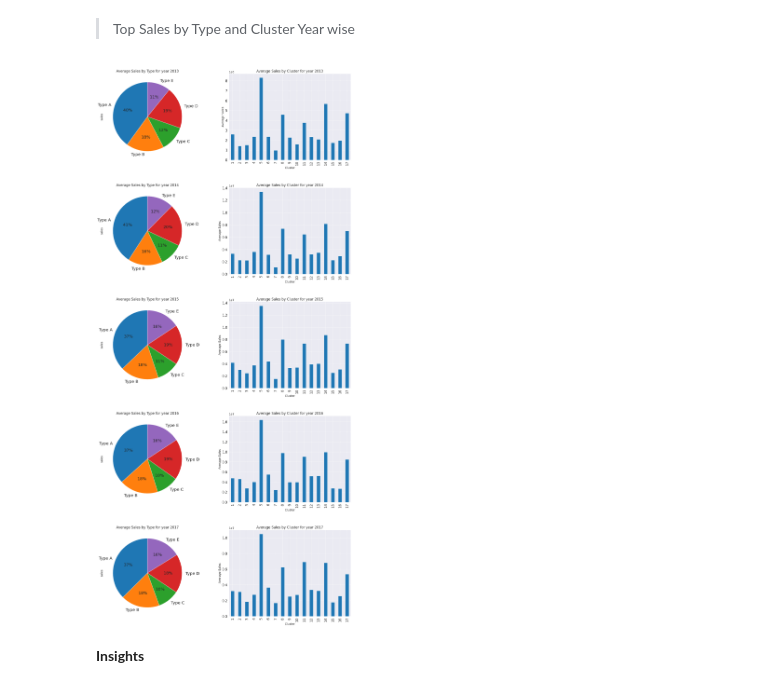
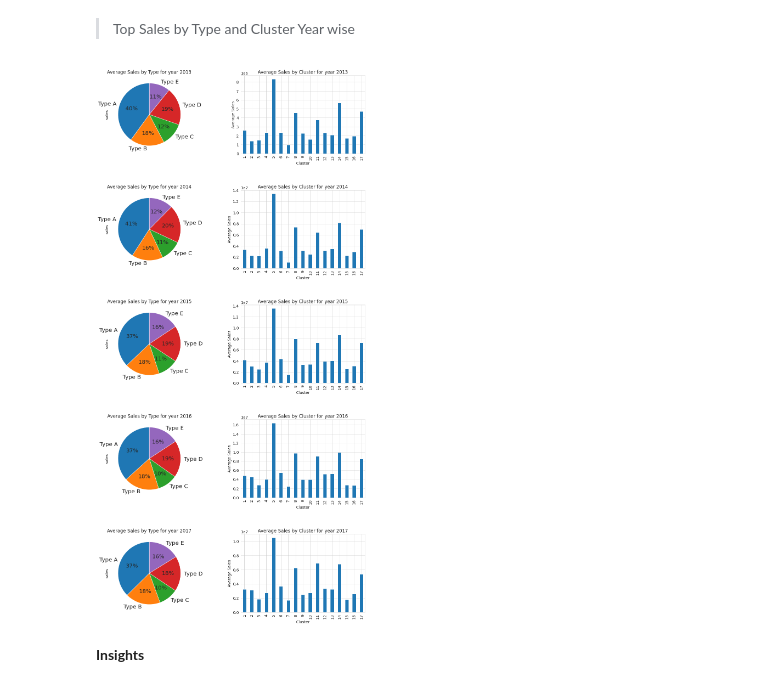
Before and after one commit to vasanthsai26/Corp-favorita-store-sales-Time-Series-Forecasting, a Jupyter notebook: corporacion_favorita_store_sales.ipynb, the cells around one changed output. Cells and saved outputs as stored; diff of their text form; code cells hidden in the pictures.

```diff
--- a/corporacion_favorita_store_sales.ipynb
+++ b/corporacion_favorita_store_sales.ipynb
@@ -656,6 +651,7 @@ sales_by_city_sum  = sales_by_city.sort_values( by='sum', ascending=False )
 
 color1 = "tab:red"
 color2 = "tab:blue"
+figsize=(20,6)
 fig, ax1 = plt.subplots(figsize=figsize)
 sales_by_city_sum.plot(kind="bar",y='sum',
                        figsize=figsize,
@@ -671,10 +667,10 @@ sales_by_city_sum.plot(kind="bar",
                        ax=ax2,color=color2,
                        align='edge', width=0.3,  legend=False)
 
-ax1.set_ylabel('Average Total Sales by City', color=color1, fontsize=16)
-ax1.tick_params(axis='y', labelcolor=color1)
-ax2.set_ylabel('Average Sales by Store by City', color=color2, fontsize=16)
-ax2.tick_params(axis='y', labelcolor=color2)
+ax1.set_ylabel('Average Total Sales by City', fontsize=16)
+ax2.set_ylabel('Average Sales by Store by City', fontsize=16)
+ax1.set_xlabel('City', fontsize=16)
+
 plt.show();
 # %% [output]
 Boolean Series key will be reindexed to match DataFrame index.
@@ -691,28 +687,28 @@ Boolean Series key will be reindexed to match DataFrame index.
 # %%
 train_df["year"] = train_df.date.dt.year
 years = list(train_df.date.dt.year.unique())
 
-figsize = (20,len(years)*8)
+figsize = (16,len(years)*6)
 fig, axes = plt.subplots(nrows=len(years),ncols=2,figsize=figsize)
 
 axis_tuple = list((i,j) for i in range(len(years)) for j in range(2))
 year_tuple_dict = { years[i//2]:[axis_tuple[i],axis_tuple[i+1]] for i in range(0,2*len(years),2)}
 
 for year in years:
     ax1, ax2 = axes[year_tuple_dict[year][0]],axes[year_tuple_dict[year][1]]
     year_data = train_df.loc[train_df.date.dt.year==year].groupby("store_nbr").agg({"sales":"sum"})
     year_data = pd.merge(year_data, stores_df, on="store_nbr").drop(["city","state"],axis=1)
     year_data.groupby(['store_type']).agg({'sales':'mean'}).plot.pie(y="sales",ax=ax1, legend=False, autopct='%1.f%%',
                              startangle=90, labels=["Type A","Type B","Type C","Type D","Type E"], fontsize="x-large")
     ax1.set(title=f"Average Sales by Type for year {year}")
-    year_data.groupby(['cluster']).agg({'sales':'mean'}).plot.bar(ax=ax2,  fontsize="large")
+    year_data.groupby(['cluster']).agg({'sales':'mean'}).plot.bar(ax=ax2)
     ax2.set(title=f"Average Sales by Cluster for year {year}")
     ax2.set(ylabel="Average Sales", xlabel="Cluster")
     ax2.get_legend().remove()
 fig.tight_layout(pad=5.0)
 plt.show();
 # %% [output]
-[figure, old version]
+[figure, new version]
 # %% [markdown]
 **Insights**
 # %% [markdown]
```
Also changed, not shown: parts of 4 cells of this notebook.
